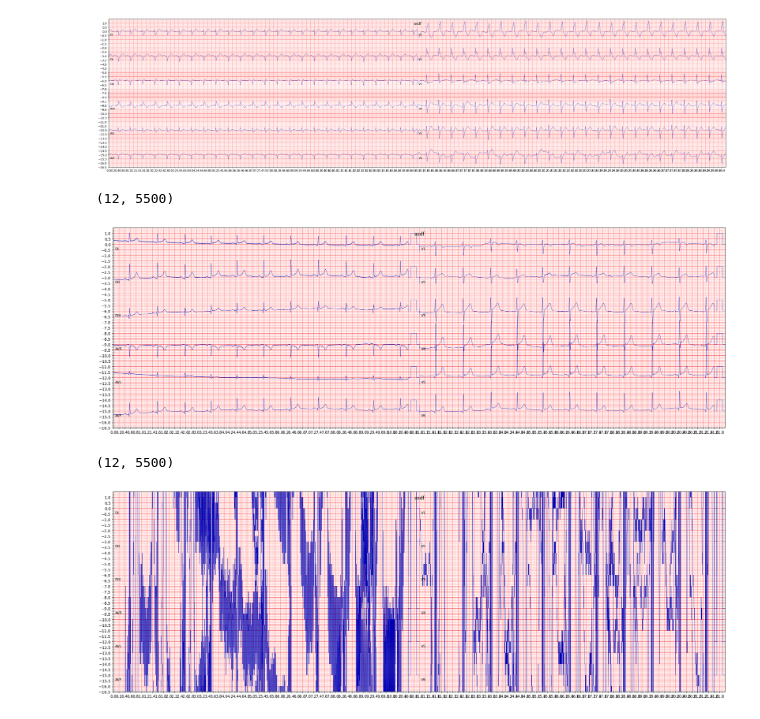
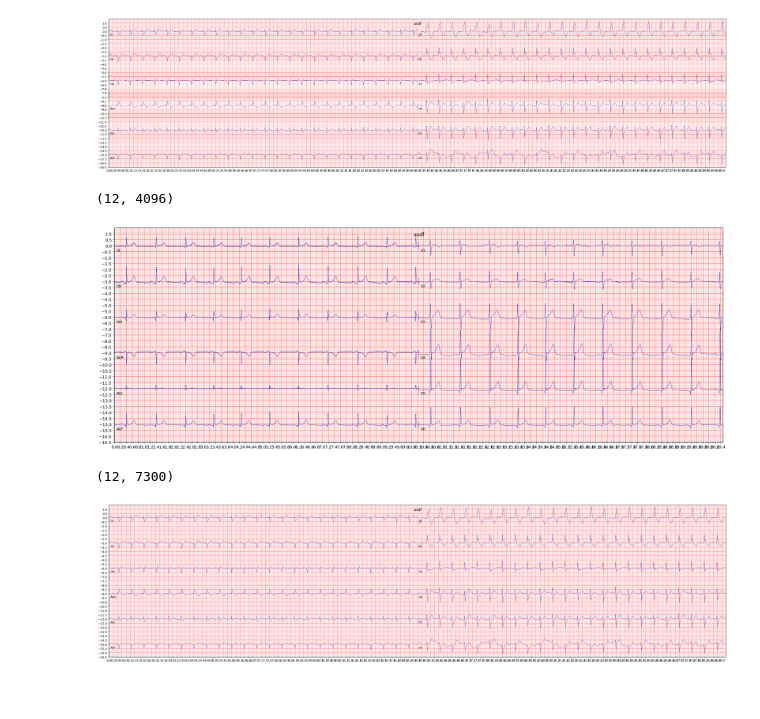
Before and after one commit to Agusbs98/Interface_of_automatic-ecg-diagnosis, a Jupyter notebook: Interfaz/interface.ipynb, the cells around one changed output. Cells and saved outputs as stored; diff of their text form; code cells hidden in the pictures; blank space fills up the shorter version.

```diff
--- a/Interfaz/interface.ipynb
+++ b/Interfaz/interface.ipynb
@@ -209,0 +222,6 @@ def predict_antonior92(ecg):
+# %%
+import h5py
+from tensorflow.keras.models import load_model
+f = h5py.File("Interfaz/datasets/pred.hdf5", 'r')
+print(f['tracings'])
+f.close()
@@ -511,12 +525,12 @@ ecgPlot("asdf","prueba2.npy",500)
 (12, 7500)
 [figure]
 # %%
-ecgPlot("asdf","prueba.npy",500,0.005)
+ecgPlot("asdf","prueba_prepro.npy",400)
 # %% [output]
-(12, 5500)
+(12, 4096)
-[figure, old version]
+[figure, new version]
 # %%
 ecgPlot("asdf","datasets/pred.npy",500)
 # %% [output]
-(12, 5500)
+(12, 7300)
-[figure, old version]
+[figure, new version]
```
Also changed, not shown: parts of 7 cells of this notebook, 8 other files.
